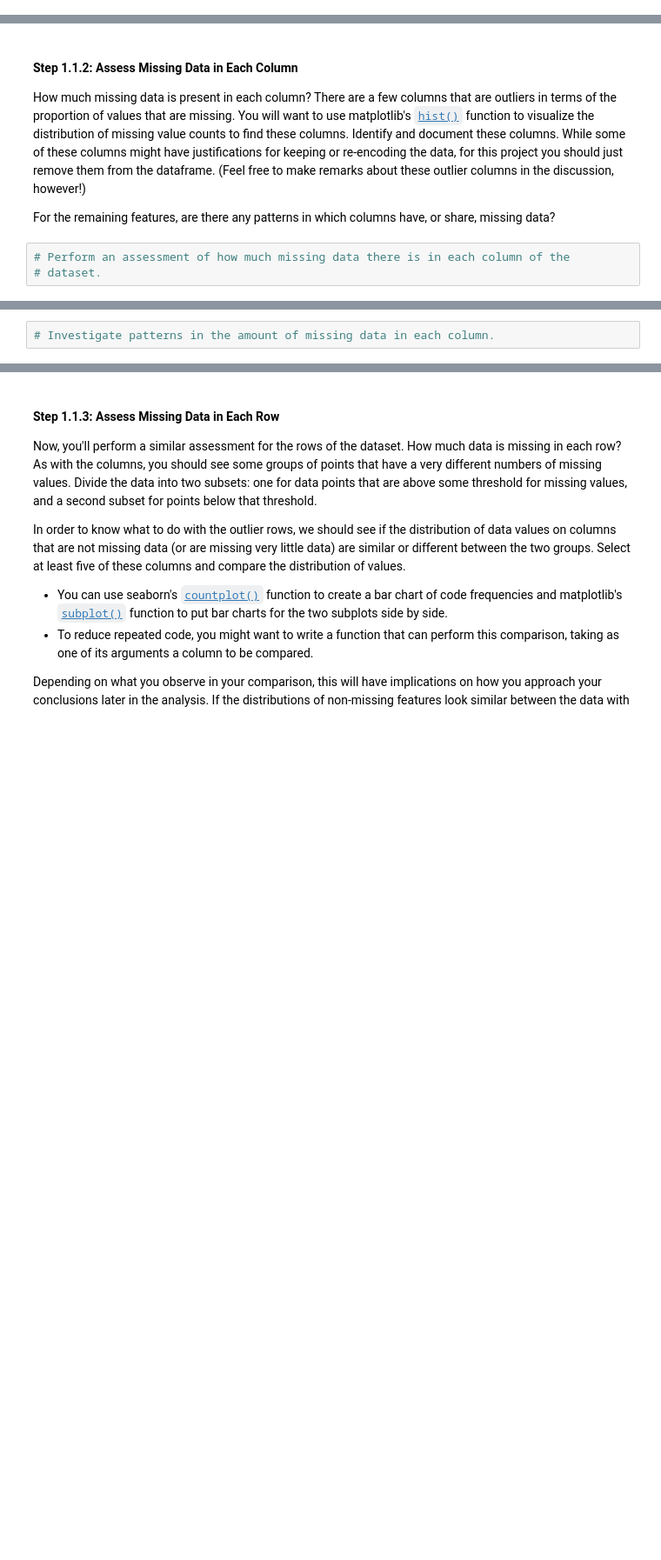
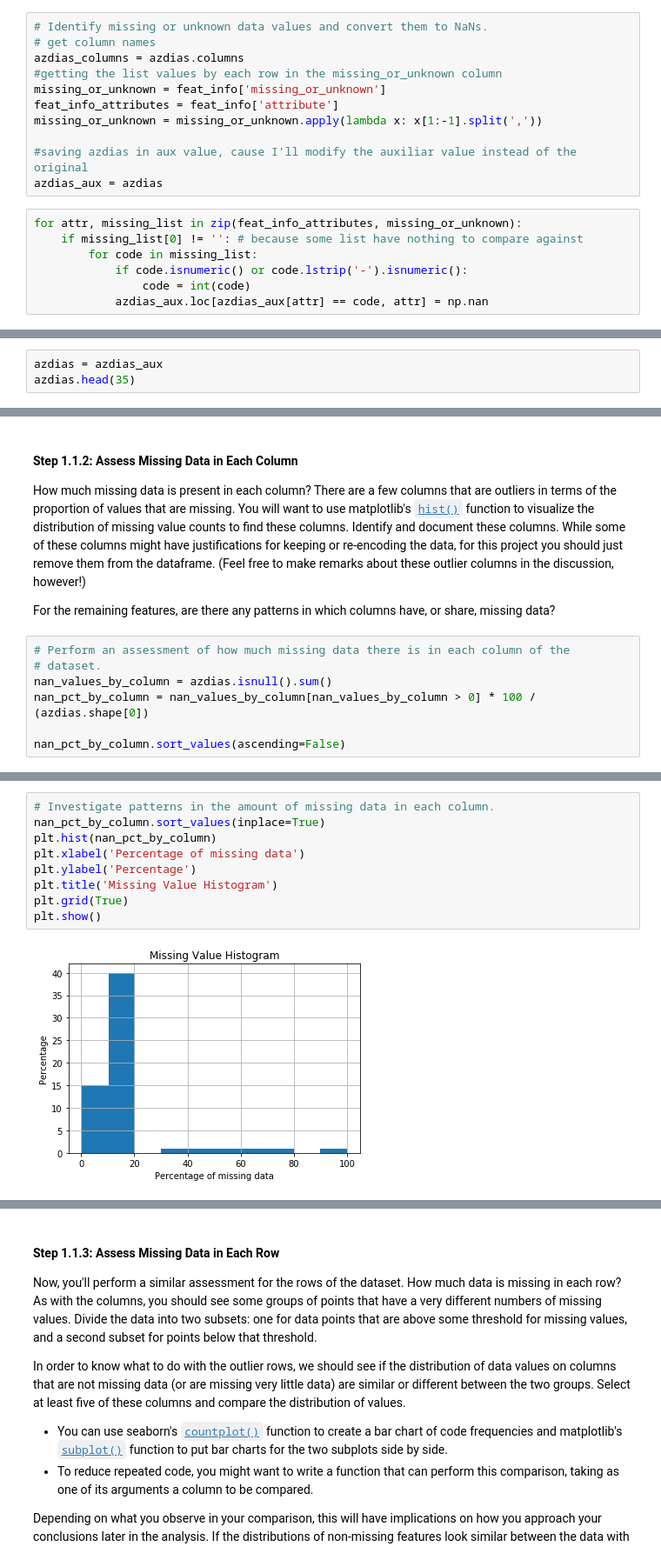
Before and after one commit to gmendozah/Creating-Customer-Segments-with-Arvato, a Jupyter notebook: Identify_Customer_Segments.ipynb, the cells around one changed output, grey strips where cells are left out. Shown at 87% size. Cells and saved outputs as stored; diff of their text form; blank space fills up the shorter version.

```diff
--- a/Identify_Customer_Segments.ipynb
+++ b/Identify_Customer_Segments.ipynb
@@ -64,0 +126,18 @@ The fourth column of the feature attributes summary (loaded in above as `feat_in
+# %%
+# Identify missing or unknown data values and convert them to NaNs.
+# get column names
+azdias_columns = azdias.columns
+#getting the list values by each row in the missing_or_unknown column
+missing_or_unknown = feat_info['missing_or_unknown']
+feat_info_attributes = feat_info['attribute']
+missing_or_unknown = missing_or_unknown.apply(lambda x: x[1:-1].split(','))
+
+#saving azdias in aux value, cause I'll modify the auxiliar value instead of the original
+azdias_aux = azdias
+# %%
+for attr, missing_list in zip(feat_info_attributes, missing_or_unknown):
+    if missing_list[0] != '': # because some list have nothing to compare against
+        for code in missing_list:
+            if code.isnumeric() or code.lstrip('-').isnumeric():
+                code = int(code)
+            azdias_aux.loc[azdias_aux[attr] == code, attr] = np.nan
@@ -64,0 +149,3 @@ The fourth column of the feature attributes summary (loaded in above as `feat_in
+# %%
+azdias = azdias_aux
+azdias.head(35)
@@ -71,3 +177,7 @@ For the remaining features, are there any patterns in which columns have, or sha
 # %%
 # Perform an assessment of how much missing data there is in each column of the
 # dataset.
+nan_values_by_column = azdias.isnull().sum()
+nan_pct_by_column = nan_values_by_column[nan_values_by_column > 0] * 100 / (azdias.shape[0])
+
+nan_pct_by_column.sort_values(ascending=False)
@@ -74,2 +202,11 @@ For the remaining features, are there any patterns in which columns have, or sha
 # %%
 # Investigate patterns in the amount of missing data in each column.
+nan_pct_by_column.sort_values(inplace=True)
+plt.hist(nan_pct_by_column)
+plt.xlabel('Percentage of missing data')
+plt.ylabel('Percentage')
+plt.title('Missing Value Histogram')
+plt.grid(True)
+plt.show()
+# %% [output]
+[figure, added]
```
Also changed, not shown: parts of 100 cells of this notebook.
